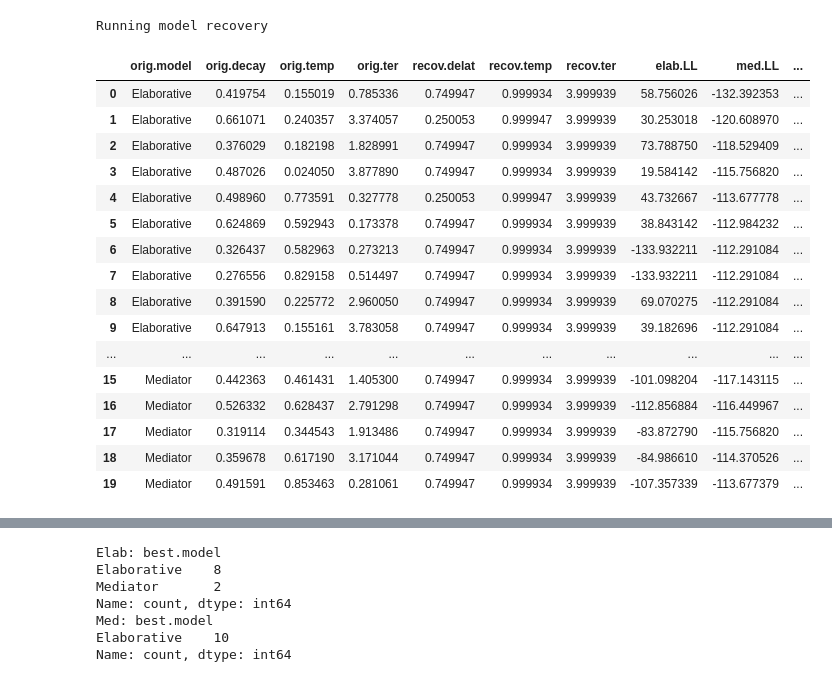
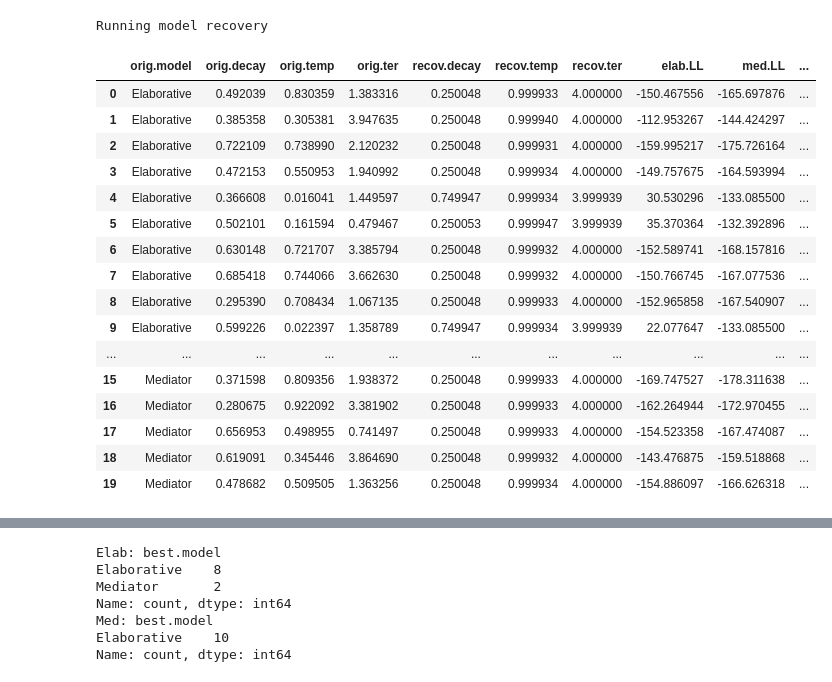
Before and after one commit to UWCCDL/Bridget, a Jupyter notebook: LLerror.ipynb, the cells around one changed output, grey strips where cells are left out. Saved outputs shown, nothing was run; the diff lists cells and outputs as text; code cells hidden in the pictures.

Commit message:
fix model recovery loop and LLmed simulation

```diff
--- a/LLerror.ipynb
+++ b/LLerror.ipynb
@@ -760,12 +760,6 @@ def simulate_data_elab(alldata, decay=0.5, temp=1, ter=1, mas = 1.6):
     errors = alldata[alldata.condition == 1].cue.unique().tolist()
     # create a list of study items
     study = alldata[alldata.condition == 2].cue.unique().tolist()
-    pos = 1
-    present = study[:]
-
-    for word in errors:
-        present.insert(pos, word)
-        pos += 2
 
     # Create dict with word pairs
     pairs = {}
@@ -777,6 +771,7 @@ def simulate_data_elab(alldata, decay=0.5, temp=1, ter=1, mas = 1.6):
     # shuffle cue words
     cue_shuffled = list(pairs.keys())
     random.shuffle(cue_shuffled)
+
     # testing phase
     for cue in cue_shuffled:
       condition = 1 if cue in errors else 2
@@ -934,5 +939 @@ data
 90 rows × 8 columns
-# %%
-# test
-data = simulate_data_med(data)
-data[data.phase == 'test'].correct.mean()
@@ -981,7 +980,7 @@ if DO_RECOVERY:
     print("Running model recovery")
     global data
     for model in ["Elaborative", "Mediator"]:
-        data = alldata
+        # data = alldata
         decay = np.nan
         temp = np.nan
         ter = np.nan
@@ -998,7 +997,7 @@ if DO_RECOVERY:
                         ter = np.random.uniform(0.1, 4)
 
                         # print(decay, temp, ter)
-                        sim_data = simulate_data_elab(data, decay=decay, temp=temp, ter=ter)
+                        sim_data = simulate_data_elab(alldata, decay=decay, temp=temp, ter=ter)
                         data = sim_data
                         results = model_recovery(sim_data)
 
@@ -1014,7 +1013,7 @@ if DO_RECOVERY:
                         ter = np.random.uniform(0.1, 4)
 
                         # print(decay, temp, ter)
-                        sim_data = simulate_data_med(data, decay=decay, temp=temp, ter=ter)
+                        sim_data = simulate_data_med(alldata, decay=decay, temp=temp, ter=ter)
                         data = sim_data
                         results = model_recovery(sim_data)
 
@@ -1029,26 +1028,26 @@ Running model recovery
 # %%
 if DO_RECOVERY:
     recovery_df = pd.DataFrame(recovery_df, columns=["orig.model", "orig.decay", "orig.temp", "orig.ter",
-                                                     "recov.delat", "recov.temp", "recov.ter", "elab.LL", "med.LL", "best.model", "diff.LL"])
+                                                     "recov.decay", "recov.temp", "recov.ter", "elab.LL", "med.LL", "best.model", "diff.LL"])
     # recovery_df.to_csv("model_recovery_new1.csv")
 else:
     recovery_df = pd.read_csv("model_recovery_new1.csv")
 recovery_df
 # %% [output]
-|  | orig.model | orig.decay | orig.temp | orig.ter | recov.delat | recov.temp | recov.ter | elab.LL | med.LL | ... |
-| 0 | Elaborative | 0.419754 | 0.155019 | 0.785336 | 0.749947 | 0.999934 | 3.999939 | 58.756026 | -132.392353 | ... |
-| 1 | Elaborative | 0.661071 | 0.240357 | 3.374057 | 0.250053 | 0.999947 | 3.999939 | 30.253018 | -120.608970 | ... |
-| 2 | Elaborative | 0.376029 | 0.182198 | 1.828991 | 0.749947 | 0.999934 | 3.999939 | 73.788750 | -118.529409 | ... |
-| 3 | Elaborative | 0.487026 | 0.024050 | 3.877890 | 0.749947 | 0.999934 | 3.999939 | 19.584142 | -115.756820 | ... |
-| 4 | Elaborative | 0.498960 | 0.773591 | 0.327778 | 0.250053 | 0.999947 | 3.999939 | 43.732667 | -113.677778 | ... |
-| 5 | Elaborative | 0.624869 | 0.592943 | 0.173378 | 0.749947 | 0.999934 | 3.999939 | 38.843142 | -112.984232 | ... |
-| 6 | Elaborative | 0.326437 | 0.582963 | 0.273213 | 0.749947 | 0.999934 | 3.999939 | -133.932211 | -112.291084 | ... |
-| 7 | Elaborative | 0.276556 | 0.829158 | 0.514497 | 0.749947 | 0.999934 | 3.999939 | -133.932211 | -112.291084 | ... |
-| 8 | Elaborative | 0.391590 | 0.225772 | 2.960050 | 0.749947 | 0.999934 | 3.999939 | 69.070275 | -112.291084 | ... |
-| 9 | Elaborative | 0.647913 | 0.155161 | 3.783058 | 0.749947 | 0.999934 | 3.999939 | 39.182696 | -112.291084 | ... |
+|  | orig.model | orig.decay | orig.temp | orig.ter | recov.decay | recov.temp | recov.ter | elab.LL | med.LL | ... |
+| 0 | Elaborative | 0.492039 | 0.830359 | 1.383316 | 0.250048 | 0.999933 | 4.000000 | -150.467556 | -165.697876 | ... |
+| 1 | Elaborative | 0.385358 | 0.305381 | 3.947635 | 0.250048 | 0.999940 | 4.000000 | -112.953267 | -144.424297 | ... |
+| 2 | Elaborative | 0.722109 | 0.738990 | 2.120232 | 0.250048 | 0.999931 | 4.000000 | -159.995217 | -175.726164 | ... |
+| 3 | Elaborative | 0.472153 | 0.550953 | 1.940992 | 0.250048 | 0.999934 | 4.000000 | -149.757675 | -164.593994 | ... |
+| 4 | Elaborative | 0.366608 | 0.016041 | 1.449597 | 0.749947 | 0.999934 | 3.999939 | 30.530296 | -133.085500 | ... |
+| 5 | Elaborative | 0.502101 | 0.161594 | 0.479467 | 0.250053 | 0.999947 | 3.999939 | 35.370364 | -132.392896 | ... |
+| 6 | Elaborative | 0.630148 | 0.721707 | 3.385794 | 0.250048 | 0.999932 | 4.000000 | -152.589741 | -168.157816 | ... |
+| 7 | Elaborative | 0.685418 | 0.744066 | 3.662630 | 0.250048 | 0.999932 | 4.000000 | -150.766745 | -167.077536 | ... |
+| 8 | Elaborative | 0.295390 | 0.708434 | 1.067135 | 0.250048 | 0.999933 | 4.000000 | -152.965858 | -167.540907 | ... |
+| 9 | Elaborative | 0.599226 | 0.022397 | 1.358789 | 0.749947 | 0.999934 | 3.999939 | 22.077647 | -133.085500 | ... |
 | ... | ... | ... | ... | ... | ... | ... | ... | ... | ... | ... |
-| 15 | Mediator | 0.442363 | 0.461431 | 1.405300 | 0.749947 | 0.999934 | 3.999939 | -101.098204 | -117.143115 | ... |
-| 16 | Mediator | 0.526332 | 0.628437 | 2.791298 | 0.749947 | 0.999934 | 3.999939 | -112.856884 | -116.449967 | ... |
-| 17 | Mediator | 0.319114 | 0.344543 | 1.913486 | 0.749947 | 0.999934 | 3.999939 | -83.872790 | -115.756820 | ... |
-| 18 | Mediator | 0.359678 | 0.617190 | 3.171044 | 0.749947 | 0.999934 | 3.999939 | -84.986610 | -114.370526 | ... |
-| 19 | Mediator | 0.491591 | 0.853463 | 0.281061 | 0.749947 | 0.999934 | 3.999939 | -107.357339 | -113.677379 | ... |
+| 15 | Mediator | 0.371598 | 0.809356 | 1.938372 | 0.250048 | 0.999933 | 4.000000 | -169.747527 | -178.311638 | ... |
+| 16 | Mediator | 0.280675 | 0.922092 | 3.381902 | 0.250048 | 0.999933 | 4.000000 | -162.264944 | -172.970455 | ... |
+| 17 | Mediator | 0.656953 | 0.498955 | 0.741497 | 0.250048 | 0.999933 | 4.000000 | -154.523358 | -167.474087 | ... |
+| 18 | Mediator | 0.619091 | 0.345446 | 3.864690 | 0.250048 | 0.999932 | 4.000000 | -143.476875 | -159.518868 | ... |
+| 19 | Mediator | 0.478682 | 0.509505 | 1.363256 | 0.250048 | 0.999934 | 4.000000 | -154.886097 | -166.626318 | ... |
```
Also changed, not shown: parts of 9 cells of this notebook, 1 other file.
